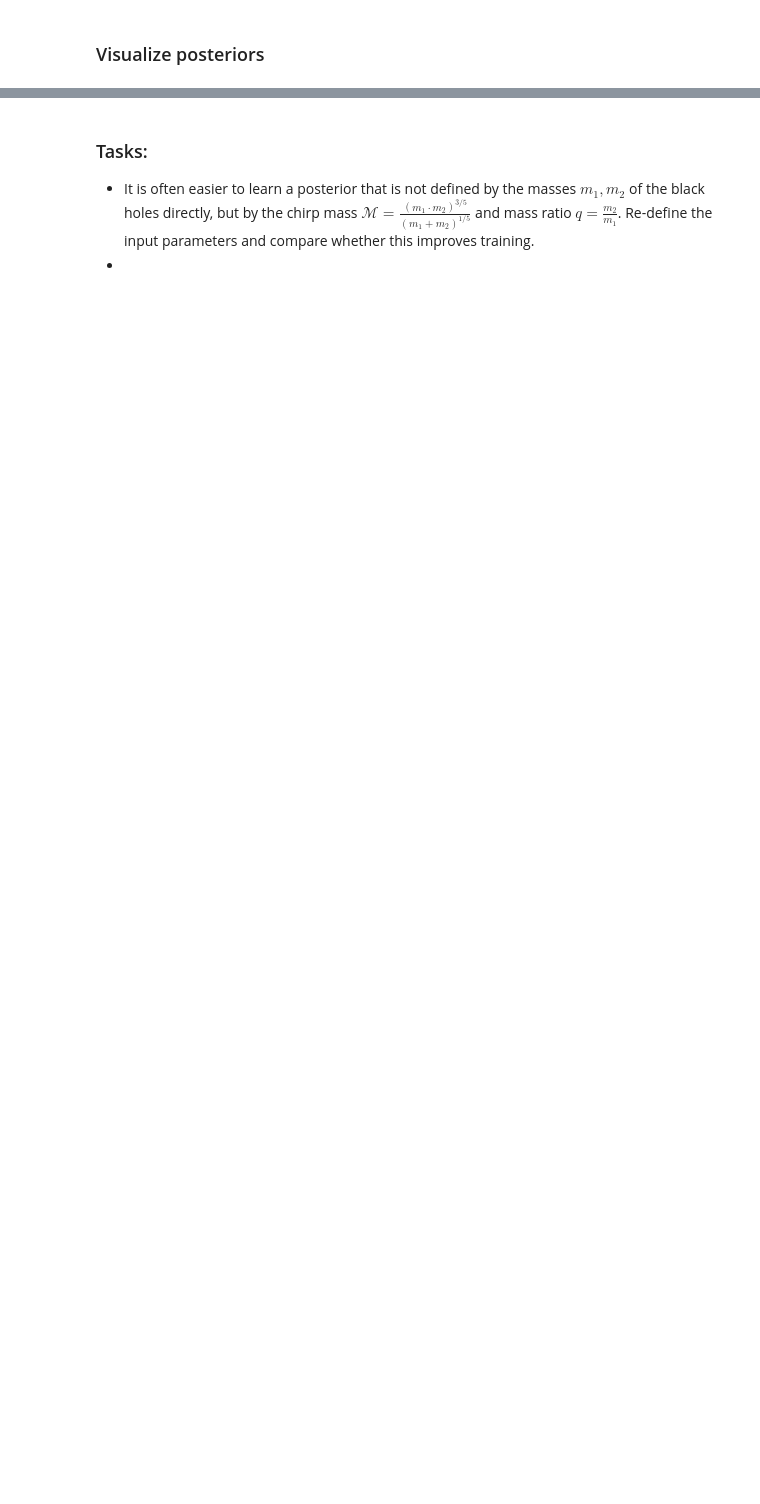
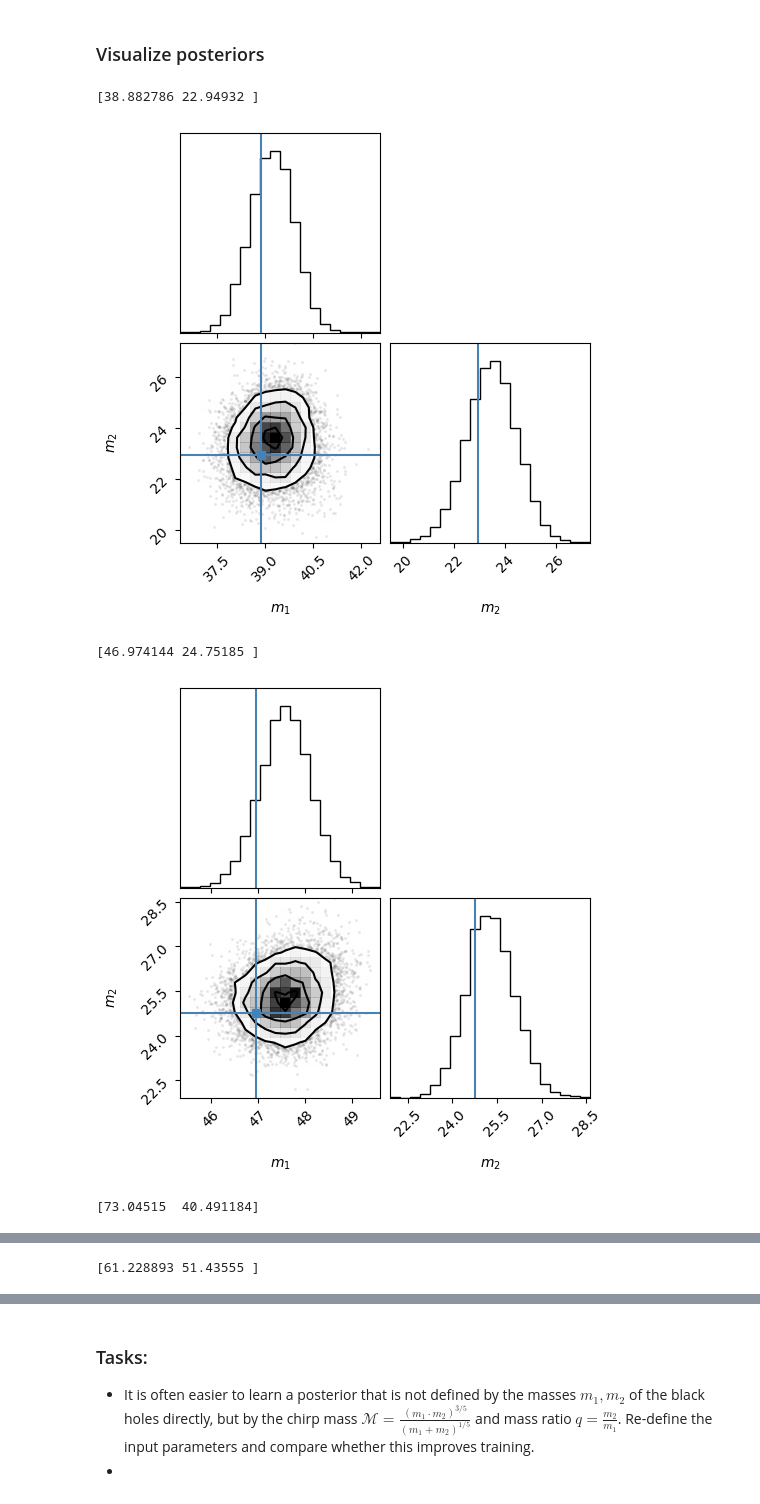
Before and after one commit to odsl-team/genAI-Days, a Jupyter notebook: 01_normalizing_flows/data_loading.ipynb, the cells around one changed output, grey strips where cells are left out. Drawn from its saved outputs; the diff is of its cells as text; code cells hidden in the pictures; blank space fills up the shorter version.

```diff
--- a/01_normalizing_flows/data_loading.ipynb
+++ b/01_normalizing_flows/data_loading.ipynb
@@ -108,25 +317,32 @@ test_dataloader = DataLoader(test_dataset, batch_size=64, shuffle=False)
 # %% [markdown]
 ### Visualize posteriors
 # %%
-# num_posteriors = 5
-# num_eval_samples = 10000
+num_posteriors = 10
+num_eval_samples = 10_000
 
-# model.eval()
+model.eval()
 
-# for n in range(num_posteriors):
+for n in range(num_posteriors):
 
-#     with torch.no_grad():
+    with torch.no_grad():
 
-#         test_x, test_y = test_dataset[n]
+        test_x, test_y = test_dataset[n]
 
-#         # Sample the posterior
-#         test_x = test_x.expand(num_eval_samples, *x.shape)
-#         pred_samples = model.sample(1, test_x).squeeze(1).cpu().numpy()
+        # Sample the posterior
+        test_x = test_x.expand(num_eval_samples, *test_x.shape)
+        pred_samples = model.sample(1, test_x).squeeze(1).cpu().numpy()
 
-#         # Undo the standardization
-#         pred_samples = parameters_std * pred_samples + parameters_mean
-#         truth = parameters_std * test_y.cpu().numpy() + parameters_mean
+        # Undo the standardization
+        pred_samples = parameters_std * pred_samples + parameters_mean
+        truth = parameters_std * test_y.cpu().numpy() + parameters_mean
+        print(truth)
 
-#         # Plot
-#         corner.corner(pred_samples, truths=truth, labels=['$M_c$', '$q$'])
-#         plt.show()
+        # Plot
+        corner.corner(pred_samples, truths=truth, labels=['$m_1$', '$m_2$'])
+        plt.show()
+# %% [output]
+[38.882786 22.94932 ]
+[figure, added]
+[46.974144 24.75185 ]
+[figure, added]
+[73.04515  40.491184]
@@ -132,0 +350 @@ test_dataloader = DataLoader(test_dataset, batch_size=64, shuffle=False)
+[61.228893 51.43555 ]
```
Also changed, not shown: parts of 10 cells of this notebook, 1 other file.
